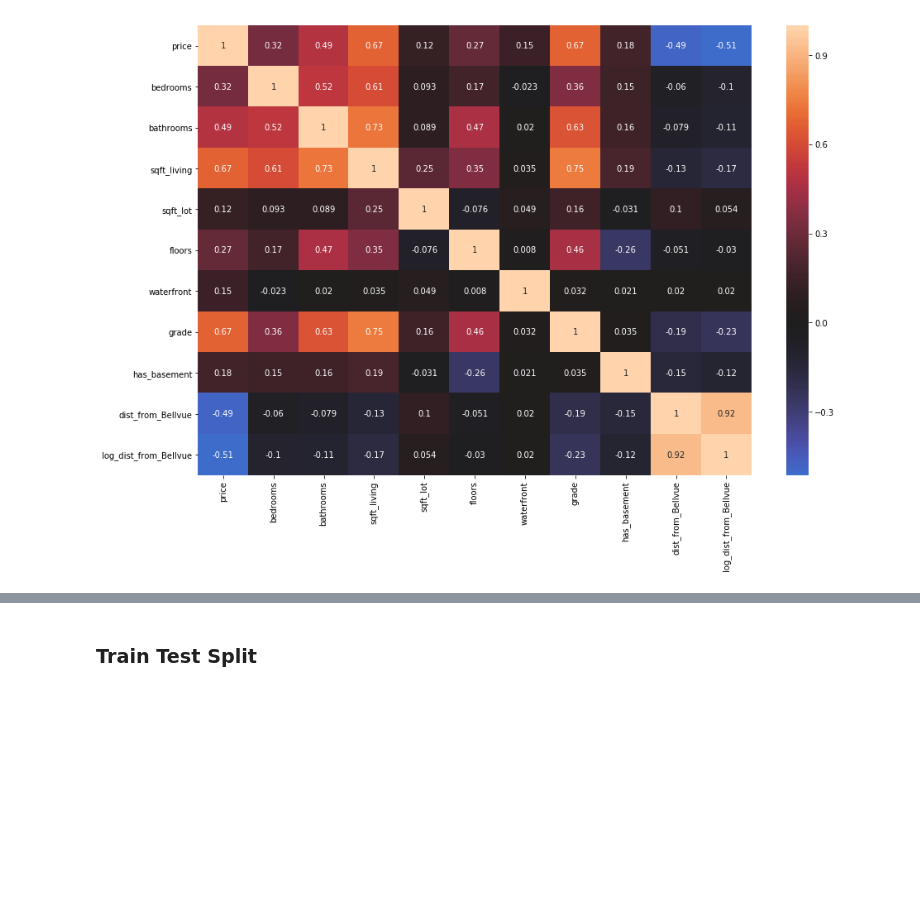
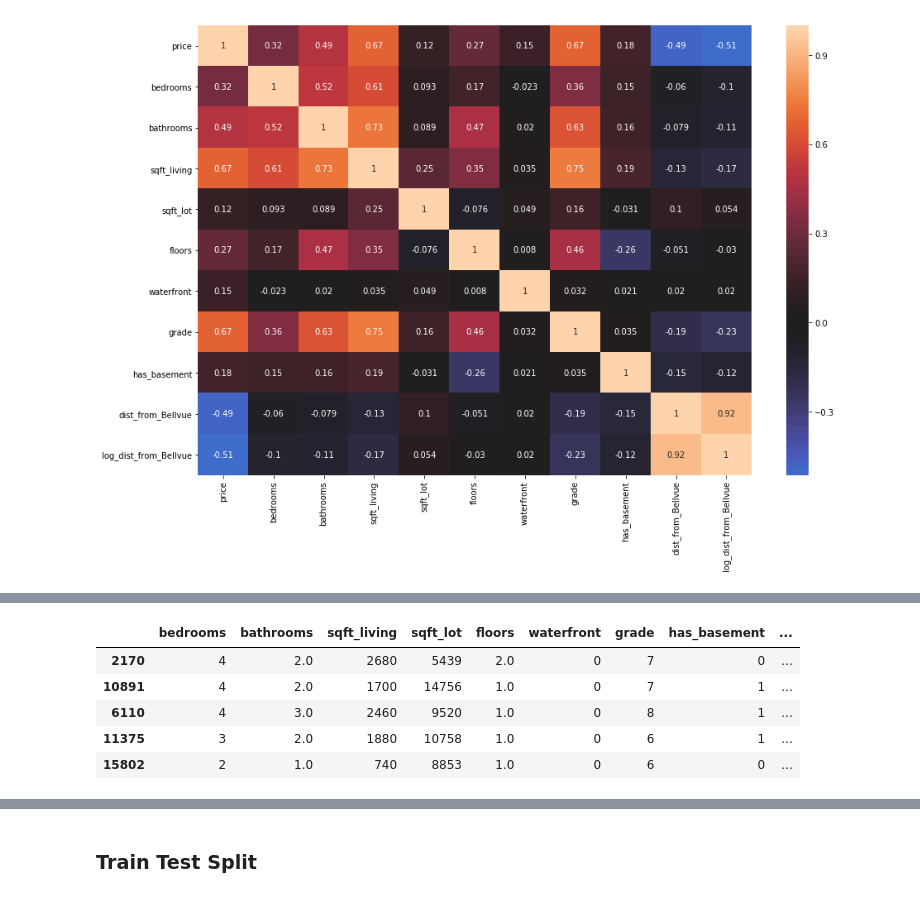
Before and after one commit to DTrimarchi10/Mod1Project, a Jupyter notebook: student_3_Model.ipynb, the cells around one changed output, grey strips where cells are left out. Drawn from its saved outputs; the diff is of its cells as text; code cells hidden in the pictures; blank space fills up the shorter version.

```diff
--- a/student_3_Model.ipynb
+++ b/student_3_Model.ipynb
@@ -291,0 +337,9 @@ sns.heatmap(correlations, center=0, annot=True)
+# %%
+X_train.head()
+# %% [output]
+|  | bedrooms | bathrooms | sqft_living | sqft_lot | floors | waterfront | grade | has_basement | ... |
+| 2170 | 4 | 2.0 | 2680 | 5439 | 2.0 | 0 | 7 | 0 | ... |
+| 10891 | 4 | 2.0 | 1700 | 14756 | 1.0 | 0 | 7 | 1 | ... |
+| 6110 | 4 | 3.0 | 2460 | 9520 | 1.0 | 0 | 8 | 1 | ... |
+| 11375 | 3 | 2.0 | 1880 | 10758 | 1.0 | 0 | 6 | 1 | ... |
+| 15802 | 2 | 1.0 | 740 | 8853 | 1.0 | 0 | 6 | 0 | ... |
```
Also changed, not shown: parts of 12 cells of this notebook, 2 other files.
